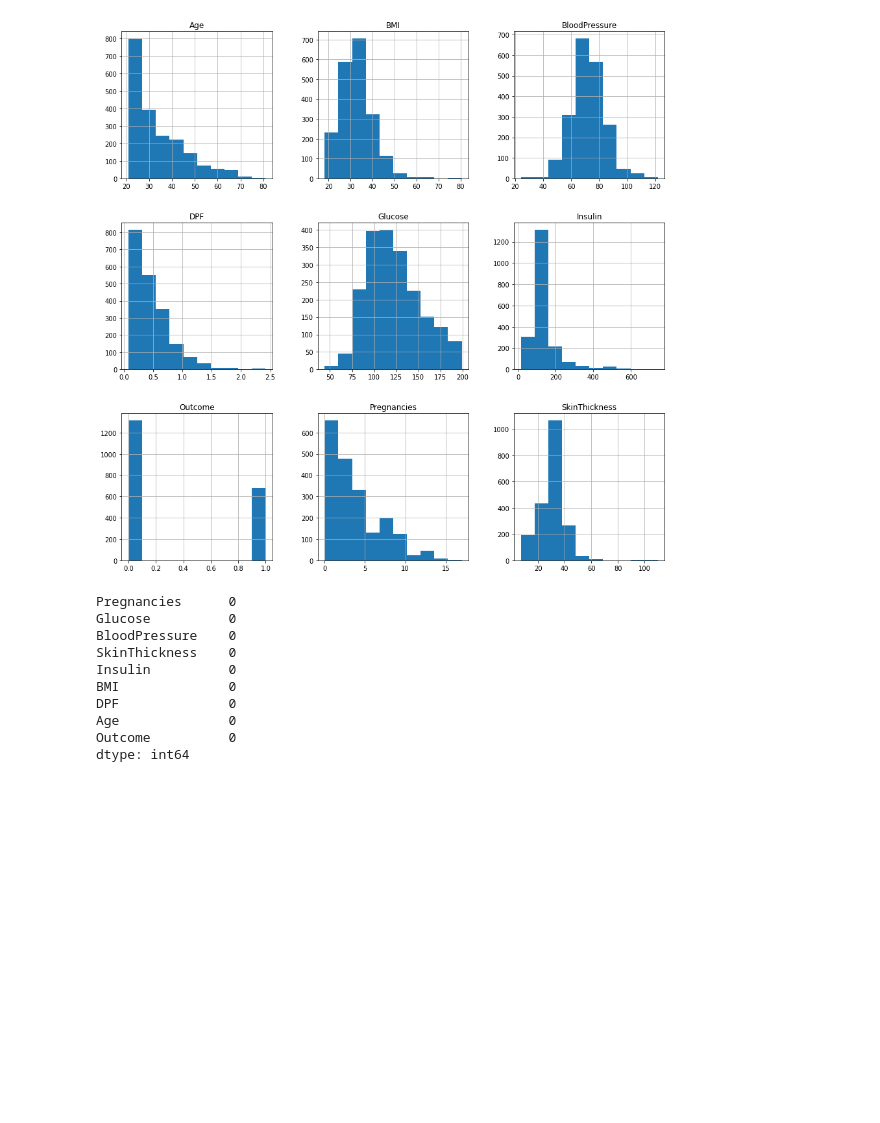
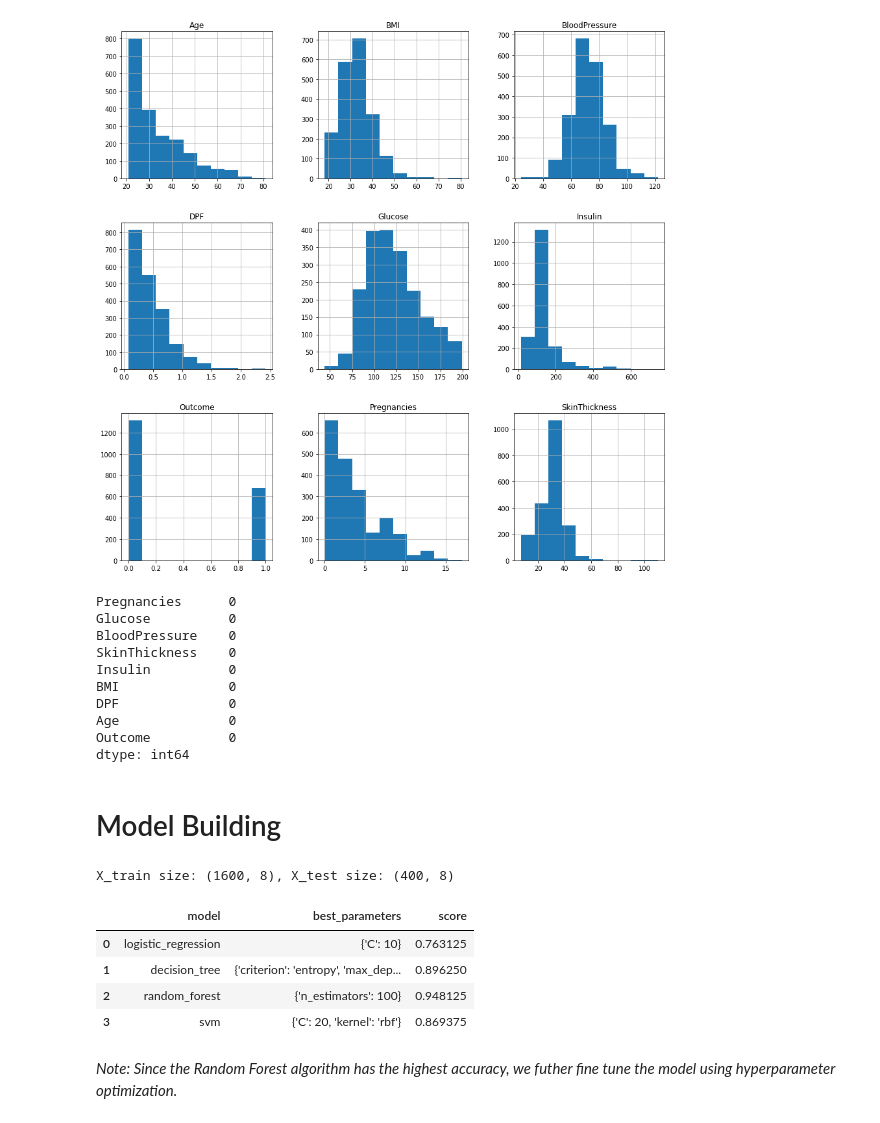
Before and after one commit to mekdes975/Diabetes-Prediction, a Jupyter notebook: diabetes_classification.ipynb, the cells around one changed output. Drawn from its saved outputs; the diff is of its cells as text; code cells hidden in the pictures; blank space fills up the shorter version.

Commit message:
model building

```diff
--- a/diabetes_classification.ipynb
+++ b/diabetes_classification.ipynb
@@ -173,3 +173,21 @@ DPF              0
 Age              0
 Outcome          0
 dtype: int64
+# %% [markdown]
+# Model Building
+# %%
+from sklearn.model_selection import train_test_split
+
+X = df.drop(columns='Outcome')
+y = df['Outcome']
+
+X_train, X_test, y_train, y_test = train_test_split(X, y, test_size=0.20, random_state=0)
+print('X_train size: {}, X_test size: {}'.format(X_train.shape, X_test.shape))
+# %% [output]
+X_train size: (1600, 8), X_test size: (400, 8)
+# %%
+# Feature Scaling
+from sklearn.preprocessing import StandardScaler
+sc = StandardScaler()
+X_train = sc.fit_transform(X_train)
+X_test = sc.transform(X_test)
@@ -175,0 +202,59 @@ dtype: int64
+# %%
+# Creating a function to calculate best model for this problem
+def find_best_model(X, y):
+    models = {
+        'logistic_regression': {
+            'model': LogisticRegression(solver='lbfgs', multi_class='auto'),
+            'parameters': {
+                'C': [1,5,10]
+               }
+        },
+
+        'decision_tree': {
+            'model': DecisionTreeClassifier(splitter='best'),
+            'parameters': {
+                'criterion': ['gini', 'entropy'],
+                'max_depth': [5,10]
+            }
+        },
+
+        'random_forest': {
+            'model': RandomForestClassifier(criterion='gini'),
+            'parameters': {
+                'n_estimators': [10,15,20,50,100,200]
+            }
+        },
+
+        'svm': {
+            'model': SVC(gamma='auto'),
+            'parameters': {
+                'C': [1,10,20],
+                'kernel': ['rbf','linear']
+            }
+        }
+
+    }
+
+    scores = []
+    cv_shuffle = ShuffleSplit(n_splits=5, test_size=0.20, random_state=0)
+
+    for model_name, model_params in models.items():
+        gs = GridSearchCV(model_params['model'], model_params['parameters'], cv = cv_shuffle, return_train_score=False)
+        gs.fit(X, y)
+        scores.append({
+            'model': model_name,
+            'best_parameters': gs.best_params_,
+            'score': gs.best_score_
+        })
+
+    return pd.DataFrame(scores, columns=['model','best_parameters','score'])
+
+find_best_model(X_train, y_train)
+# %% [output]
+|  | model | best_parameters | score |
+| 0 | logistic_regression | {'C': 10} | 0.763125 |
+| 1 | decision_tree | {'criterion': 'entropy', 'max_dep... | 0.896250 |
+| 2 | random_forest | {'n_estimators': 100} | 0.948125 |
+| 3 | svm | {'C': 20, 'kernel': 'rbf'} | 0.869375 |
+# %% [markdown]
+*Note: Since the Random Forest algorithm has the highest accuracy, we futher fine tune the model using hyperparameter optimization.*
```
Also changed, not shown: parts of 3 cells of this notebook.
